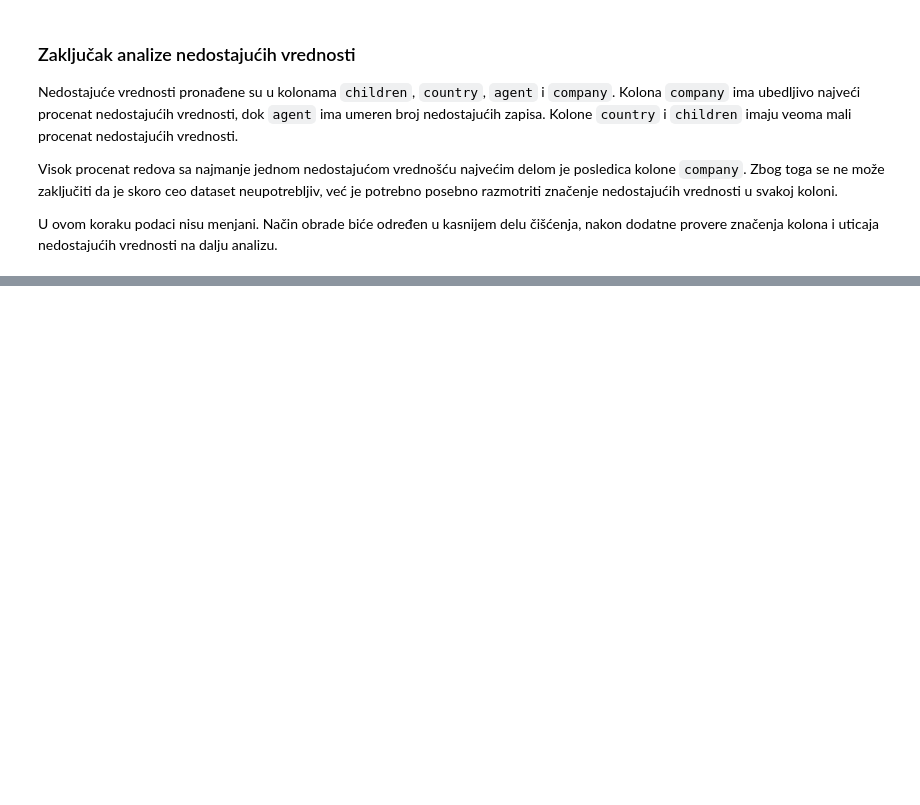
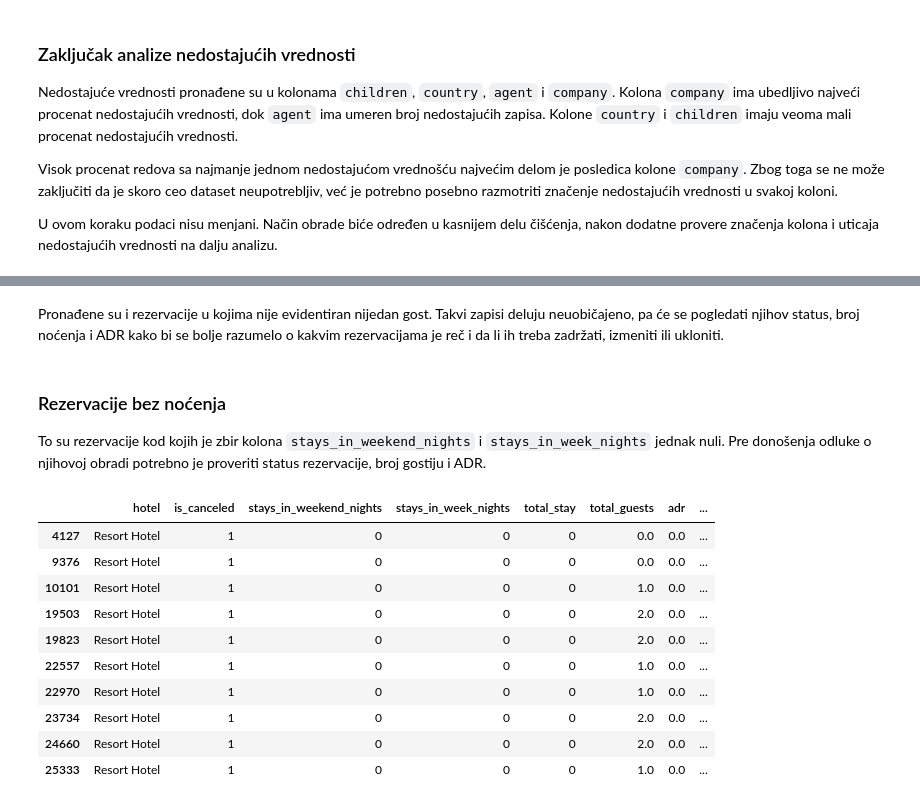
Before and after one commit to angelinalazarevic/Seminarski-UNP---Hotel-Booking, a Jupyter notebook: notebooks/hotel_booking_analysis.ipynb, the cells around one changed output, grey strips where cells are left out. Drawn from its saved outputs; the diff is of its cells as text; code cells hidden in the pictures; blank space fills up the shorter version.

```diff
--- a/notebooks/hotel_booking_analysis.ipynb
+++ b/notebooks/hotel_booking_analysis.ipynb
@@ -158,0 +298,34 @@ U ovom koraku podaci nisu menjani. Način obrade biće određen u kasnijem delu
+# %% [markdown]
+Pronađene su i rezervacije u kojima nije evidentiran nijedan gost. Takvi zapisi deluju neuobičajeno, pa će se pogledati njihov status, broj noćenja i ADR kako bi se bolje razumelo o kakvim rezervacijama je reč i da li ih treba zadržati, izmeniti ili ukloniti.
+# %% [markdown]
+### Rezervacije bez noćenja
+
+To su rezervacije kod kojih je zbir kolona `stays_in_weekend_nights` i `stays_in_week_nights` jednak nuli. Pre donošenja odluke o njihovoj obradi potrebno je proveriti status rezervacije, broj gostiju i ADR.
+# %%
+zero_stay_rows = df[df["total_stay"] == 0]
+zero_stay_columns = [
+    "hotel", "is_canceled", "stays_in_weekend_nights",
+    "stays_in_week_nights", "total_stay", "total_guests",
+    "adr", "reservation_status", "reservation_status_date"
+]
+
+if zero_stay_rows.empty:
+    print("Nisu pronađene rezervacije bez noćenja.")
+else:
+    display(
+        zero_stay_rows.sort_values(
+            ["is_canceled", "adr"], ascending=[False, False]
+        )[zero_stay_columns].head(10)
+    )
+# %% [output]
+|  | hotel | is_canceled | stays_in_weekend_nights | stays_in_week_nights | total_stay | total_guests | adr | ... |
+| 4127 | Resort Hotel | 1 | 0 | 0 | 0 | 0.0 | 0.0 | ... |
+| 9376 | Resort Hotel | 1 | 0 | 0 | 0 | 0.0 | 0.0 | ... |
+| 10101 | Resort Hotel | 1 | 0 | 0 | 0 | 1.0 | 0.0 | ... |
+| 19503 | Resort Hotel | 1 | 0 | 0 | 0 | 2.0 | 0.0 | ... |
+| 19823 | Resort Hotel | 1 | 0 | 0 | 0 | 2.0 | 0.0 | ... |
+| 22557 | Resort Hotel | 1 | 0 | 0 | 0 | 1.0 | 0.0 | ... |
+| 22970 | Resort Hotel | 1 | 0 | 0 | 0 | 1.0 | 0.0 | ... |
+| 23734 | Resort Hotel | 1 | 0 | 0 | 0 | 2.0 | 0.0 | ... |
+| 24660 | Resort Hotel | 1 | 0 | 0 | 0 | 2.0 | 0.0 | ... |
+| 25333 | Resort Hotel | 1 | 0 | 0 | 0 | 1.0 | 0.0 | ... |
```
Also changed, not shown: parts of 19 cells of this notebook.
